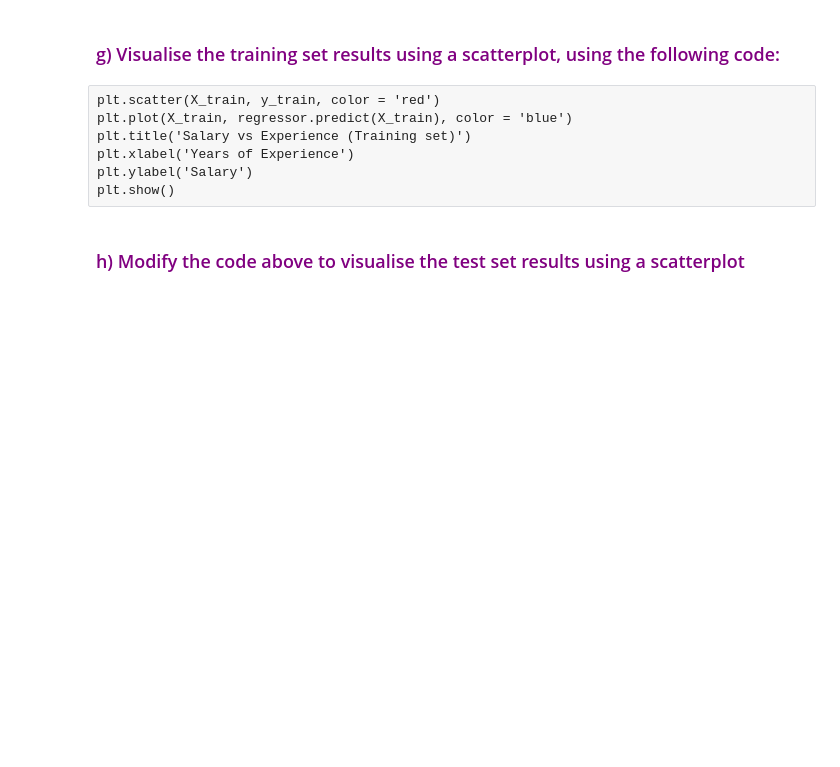
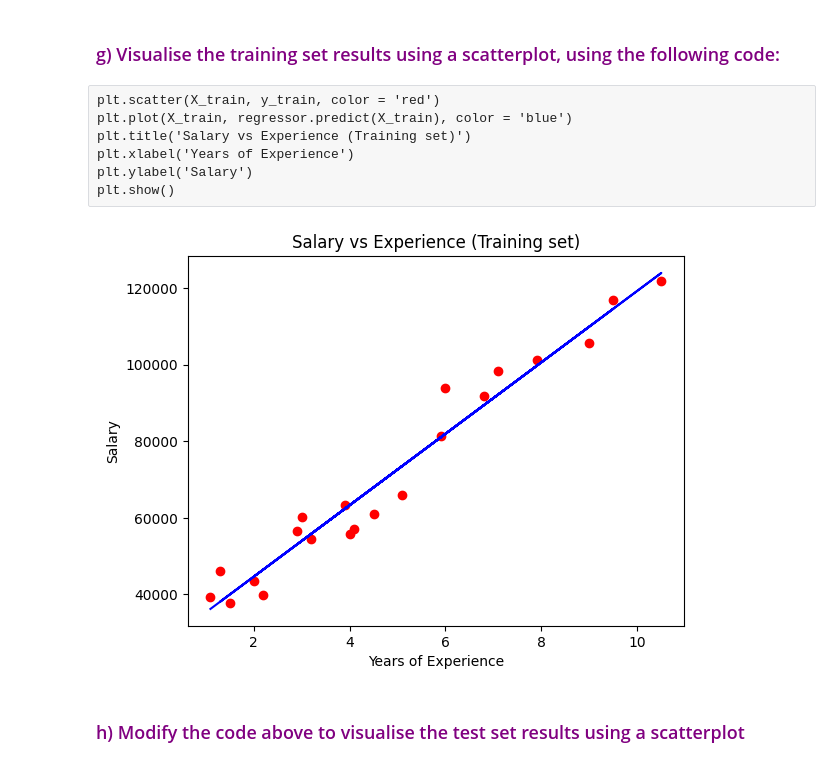
Before and after one commit to uzair011/CN5022-AI, a Jupyter notebook: Task2.ipynb, the cells around one changed output. Saved outputs shown, nothing was run; the diff lists cells and outputs as text; code cells hidden in the pictures; blank space fills up the shorter version.

```diff
--- a/Task2.ipynb
+++ b/Task2.ipynb
@@ -169,3 +169,8 @@ print(y_test)
 # %%
 # generate linear regression model
 # put your code here
+
+model_0 = LinearRegression(fit_intercept=True)
+model_0.fit(X_train, y_train)
+
+model_0
@@ -189,2 +199,14 @@ plt.show()
+# %%
+# Visualising the Training set results using scatterplot
+# put your code here
+
+plt.scatter(X_train, y_train, color = 'red')
+plt.plot(X_train, model_0.predict(X_train), color = 'blue')
+plt.title('Salary vs Experience (Training set)')
+plt.xlabel('Years of Experience')
+plt.ylabel('Salary')
+plt.show()
+# %% [output]
+[figure, added]
 # %% [markdown]
 ### <span style="color:purple"> h) Modify the code above to visualise the test set results using a scatterplot <span>
```
Also changed, not shown: parts of 6 cells of this notebook.
